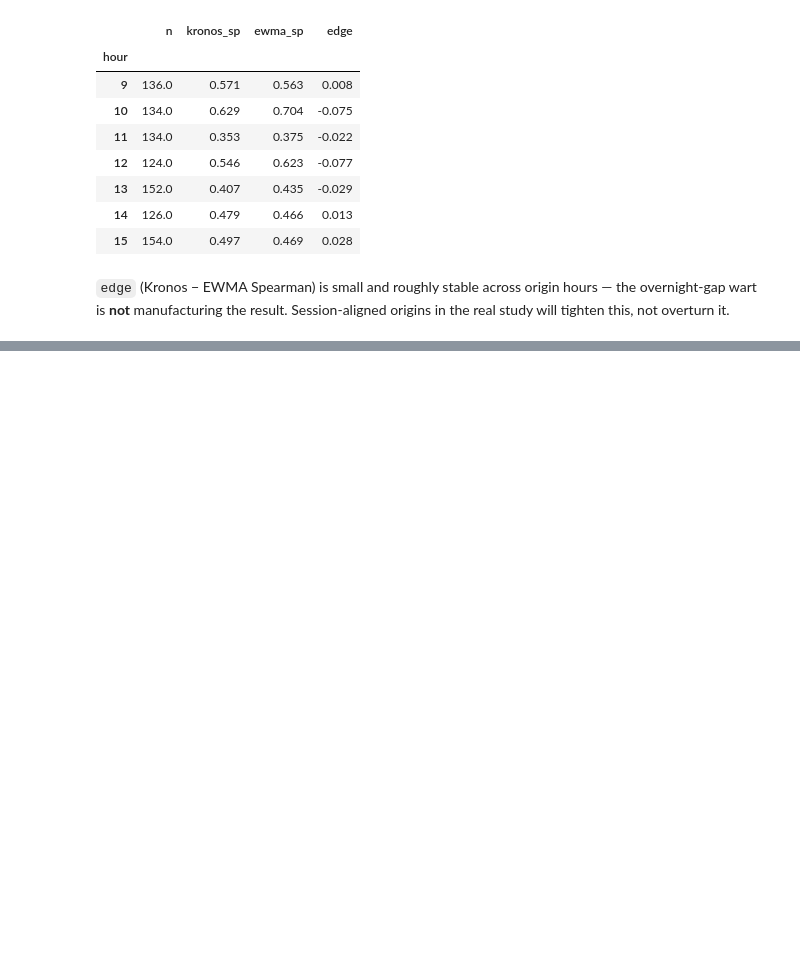
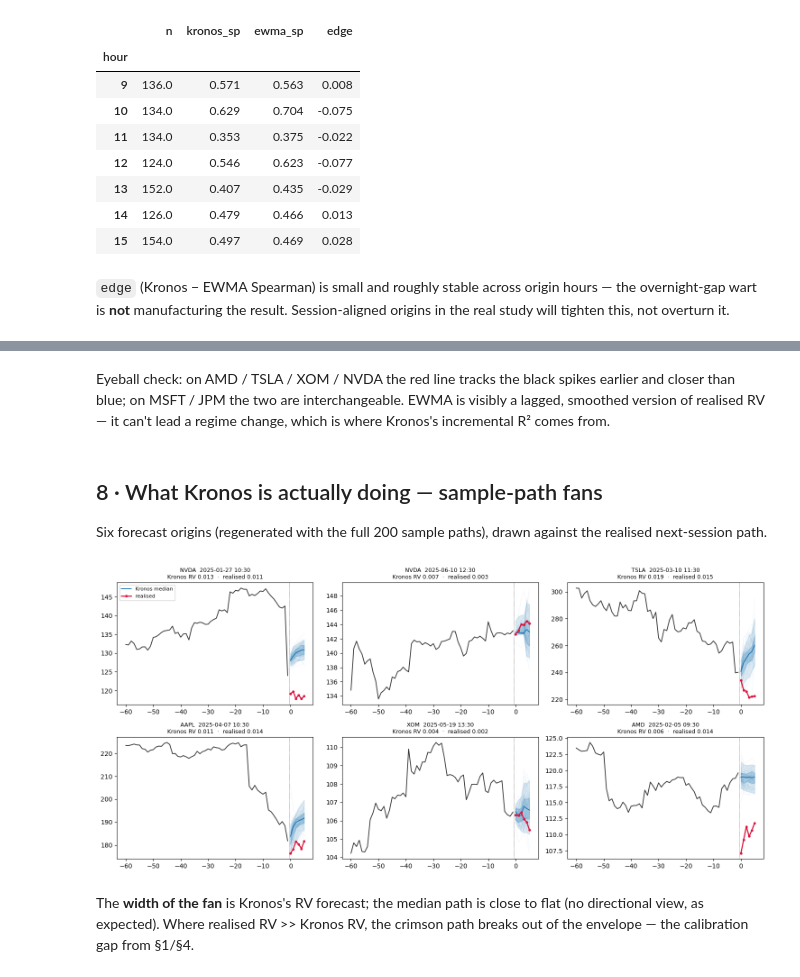
Before and after one commit to imanly97/kronos-evaluation, a Jupyter notebook: notebooks/probe_findings.ipynb, the cells around one changed output, grey strips where cells are left out. Cells and saved outputs as stored; diff of their text form; code cells hidden in the pictures; blank space fills up the shorter version.

```diff
--- a/notebooks/probe_findings.ipynb
+++ b/notebooks/probe_findings.ipynb
@@ -299,0 +307,36 @@ ax.set_title(f"{tk} — next-session realised vol vs forecasts"); ax.legend(); p
+# %% [markdown]
+Eyeball check: on AMD / TSLA / XOM / NVDA the red line tracks the black
+spikes earlier and closer than blue; on MSFT / JPM the two are interchangeable.
+EWMA is visibly a lagged, smoothed version of realised RV — it can't lead a
+regime change, which is where Kronos's incremental R² comes from.
+# %% [markdown]
+## 8 · What Kronos is actually doing — sample-path fans
+
+Six forecast origins (regenerated with the full 200 sample paths), drawn against
+the realised next-session path.
+# %%
+import pickle
+traj = pickle.load(open("research/probe_hourly_rv/data/trajectories.pkl", "rb"))
+fig, axes = plt.subplots(2, 3, figsize=(15, 7))
+for ax, t in zip(axes.flat, traj):
+    ctx = t["ctx_close"]; yi = t["y_index"]; P = t["paths"]
+    ax.plot(range(-len(ctx), 0), ctx.values, c="#333", lw=1.3)
+    xf = range(0, len(yi))
+    for row in P[:60]:
+        ax.plot(xf, row, c="tab:blue", alpha=.05, lw=.8)
+    q = np.percentile(P, [5, 25, 50, 75, 95], axis=0)
+    ax.fill_between(xf, q[0], q[4], color="tab:blue", alpha=.15)
+    ax.fill_between(xf, q[1], q[3], color="tab:blue", alpha=.25)
+    ax.plot(xf, q[2], c="tab:blue", lw=1.4, label="Kronos median")
+    ax.plot(xf, t["actual"], c="crimson", lw=1.8, marker="o", ms=3, label="realised")
+    ax.axvline(-0.5, c="k", lw=.6, ls=":")
+    ax.set_title(f"{t['ticker']}  {pd.Timestamp(t['origin']).strftime('%Y-%m-%d %H:%M')}\n"
+                 f"Kronos RV {t['kronos_rv']:.3f}  ·  realised {t['realized_rv']:.3f}", fontsize=9)
+axes.flat[0].legend(fontsize=8)
+plt.tight_layout(); plt.show()
+# %% [output]
+[figure, added]
+# %% [markdown]
+The **width of the fan** is Kronos's RV forecast; the median path is
+close to flat (no directional view, as expected). Where realised RV >> Kronos RV,
+the crimson path breaks out of the envelope — the calibration gap from §1/§4.
```
Also changed, not shown: parts of 11 cells of this notebook, 4 other files.
